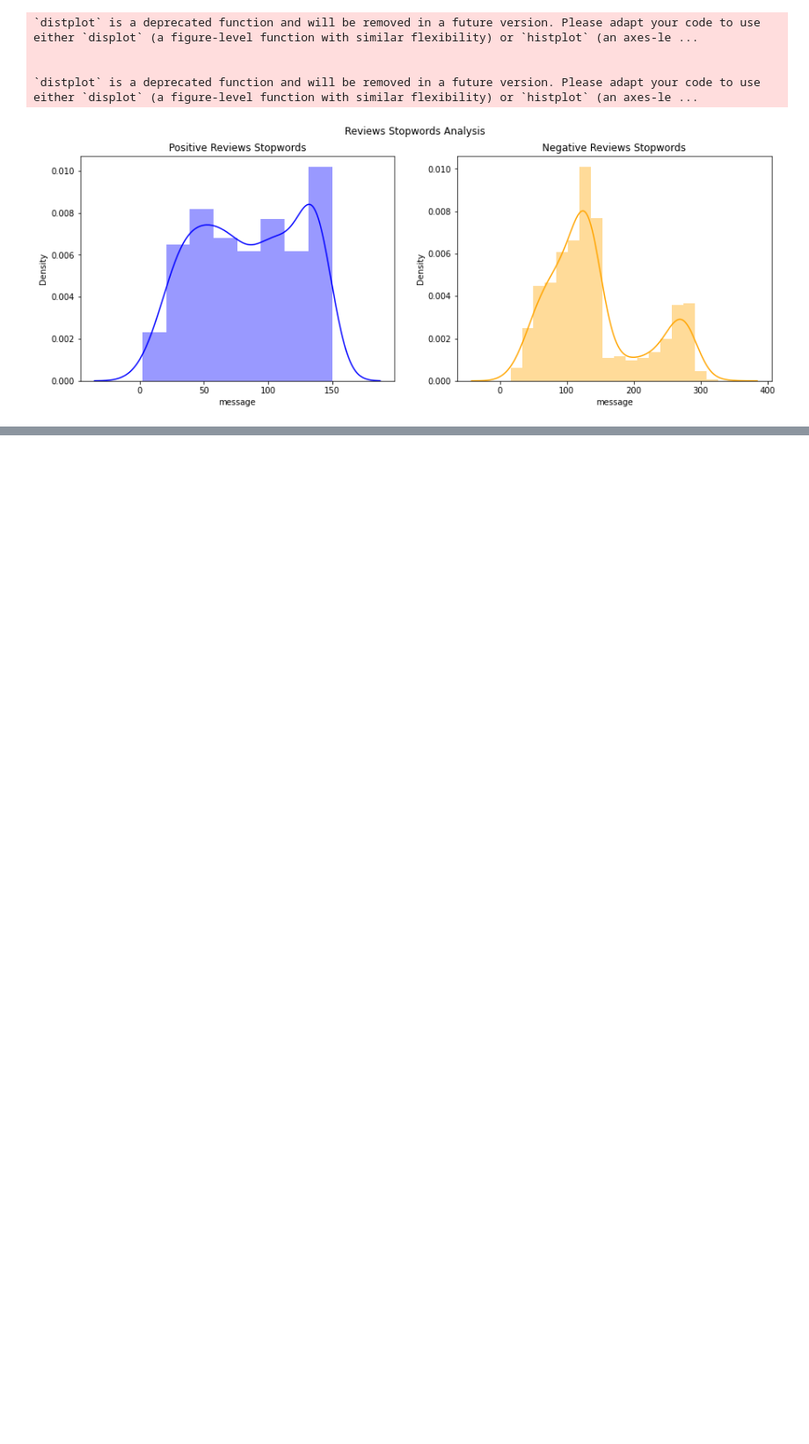
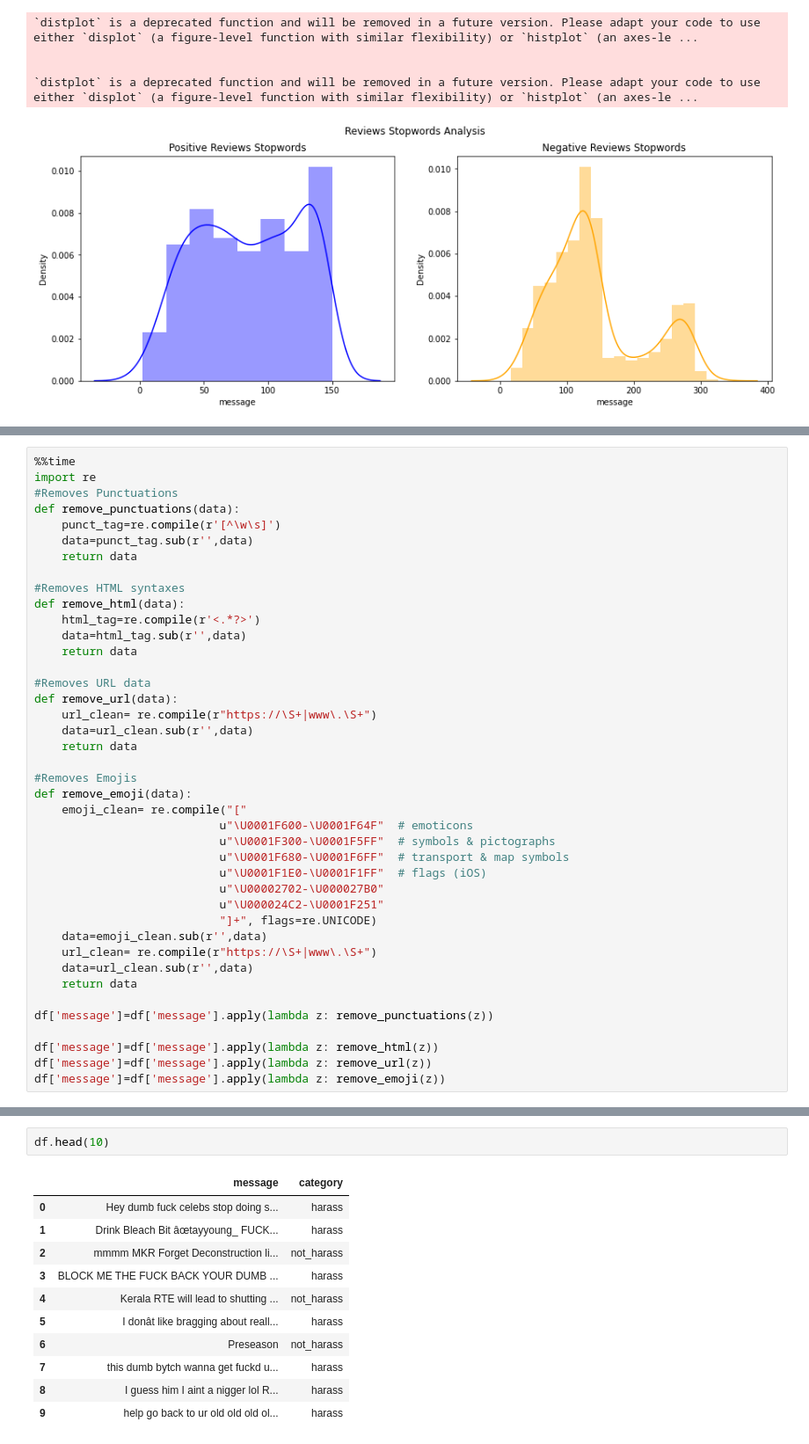
Before and after one commit to aravindkarthikeya/Final-Year-Project, a Jupyter notebook: Untitled26.ipynb, the cells around one changed output, grey strips where cells are left out. Shown at 88% size. Saved outputs shown, nothing was run; the diff lists cells and outputs as text; blank space fills up the shorter version.

```diff
--- a/Untitled26.ipynb
+++ b/Untitled26.ipynb
@@ -278,0 +442,41 @@ plot_count_1(count_good_stops,count_bad_stops,"Positive Reviews Stopwords","Nega
+# %%
+%%time
+import re
+#Removes Punctuations
+def remove_punctuations(data):
+    punct_tag=re.compile(r'[^\w\s]')
+    data=punct_tag.sub(r'',data)
+    return data
+
+#Removes HTML syntaxes
+def remove_html(data):
+    html_tag=re.compile(r'<.*?>')
+    data=html_tag.sub(r'',data)
+    return data
+
+#Removes URL data
+def remove_url(data):
+    url_clean= re.compile(r"https://\S+|www\.\S+")
+    data=url_clean.sub(r'',data)
+    return data
+
+#Removes Emojis
+def remove_emoji(data):
+    emoji_clean= re.compile("["
+                           u"\U0001F600-\U0001F64F"  # emoticons
+                           u"\U0001F300-\U0001F5FF"  # symbols & pictographs
+                           u"\U0001F680-\U0001F6FF"  # transport & map symbols
+                           u"\U0001F1E0-\U0001F1FF"  # flags (iOS)
+                           u"\U00002702-\U000027B0"
+                           u"\U000024C2-\U0001F251"
+                           "]+", flags=re.UNICODE)
+    data=emoji_clean.sub(r'',data)
+    url_clean= re.compile(r"https://\S+|www\.\S+")
+    data=url_clean.sub(r'',data)
+    return data
+
+df['message']=df['message'].apply(lambda z: remove_punctuations(z))
+
+df['message']=df['message'].apply(lambda z: remove_html(z))
+df['message']=df['message'].apply(lambda z: remove_url(z))
+df['message']=df['message'].apply(lambda z: remove_emoji(z))
@@ -278,0 +486,14 @@ plot_count_1(count_good_stops,count_bad_stops,"Positive Reviews Stopwords","Nega
+# %%
+df.head(10)
+# %% [output]
+|  | message | category |
+| 0 | Hey dumb fuck celebs stop doing s... | harass |
+| 1 | Drink Bleach Bit âœtayyoung_ FUCK... | harass |
+| 2 | mmmm MKR Forget Deconstruction li... | not_harass |
+| 3 | BLOCK ME THE FUCK BACK YOUR DUMB ... | harass |
+| 4 | Kerala RTE will lead to shutting ... | not_harass |
+| 5 | I donât like bragging about reall... | harass |
+| 6 | Preseason | not_harass |
+| 7 | this dumb bytch wanna get fuckd u... | harass |
+| 8 | I guess him I aint a nigger lol R... | harass |
+| 9 | help go back to ur old old old ol... | harass |
```
Also changed, not shown: parts of 17 cells of this notebook.
